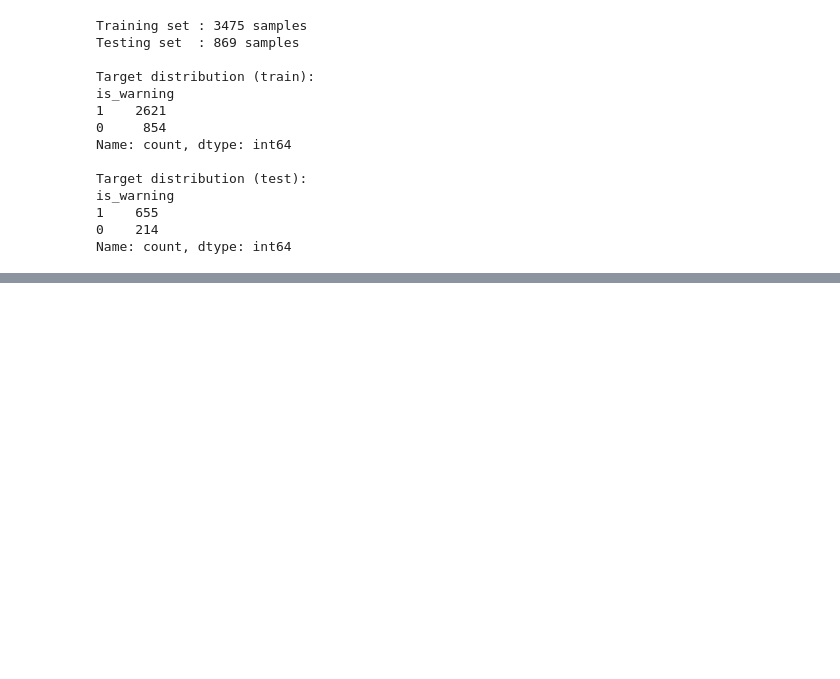
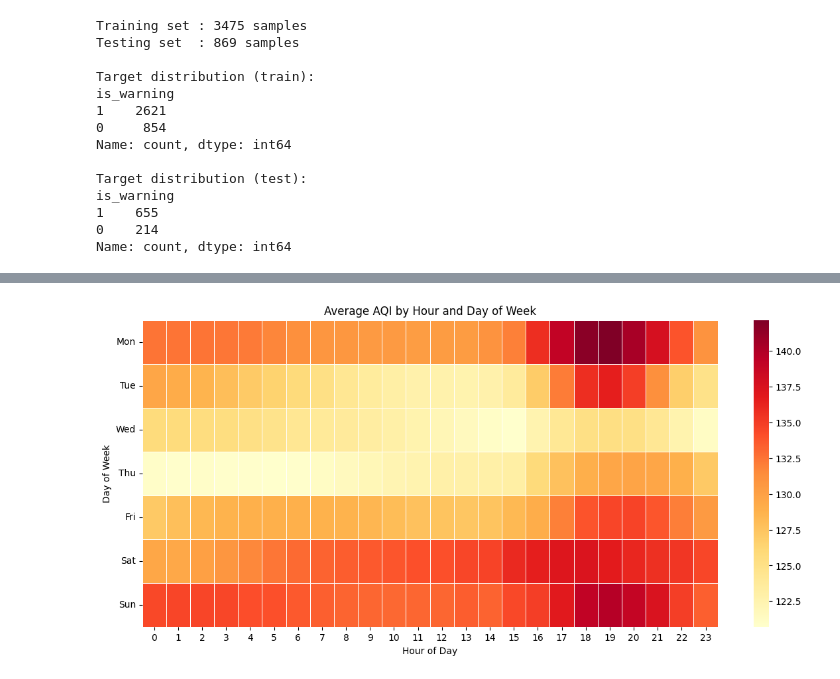
Before and after one commit to quyneehcl/HanoiAirQuality, a Jupyter notebook: task1.ipynb, the cells around one changed output, grey strips where cells are left out. Drawn from its saved outputs; the diff is of its cells as text; code cells hidden in the pictures; blank space fills up the shorter version.

```diff
--- a/task1.ipynb
+++ b/task1.ipynb
@@ -201,0 +260,31 @@ Name: count, dtype: int64
+# %%
+# Heatmap: Average AQI by Hour and Day of Week
+day_order = [0, 1, 2, 3, 4, 5, 6]
+day_labels = ["Mon", "Tue", "Wed", "Thu", "Fri", "Sat", "Sun"]
+
+heatmap_data = df.pivot_table(
+    values="aqi",
+    index="day_of_week",
+    columns="hour",
+    aggfunc="mean"
+)
+
+heatmap_data = heatmap_data.reindex(index=day_order, columns=range(24))
+
+plt.figure(figsize=(14, 6))
+
+ax = sns.heatmap(
+    heatmap_data,
+    cmap="YlOrRd",
+    linewidths=0.5,
+    annot=False
+)
+
+ax.set_yticklabels(day_labels, rotation=0)
+
+plt.title("Average AQI by Hour and Day of Week")
+plt.xlabel("Hour of Day")
+plt.ylabel("Day of Week")
+plt.show()
+# %% [output]
+[figure, added]
```
Also changed, not shown: parts of 7 cells of this notebook.
